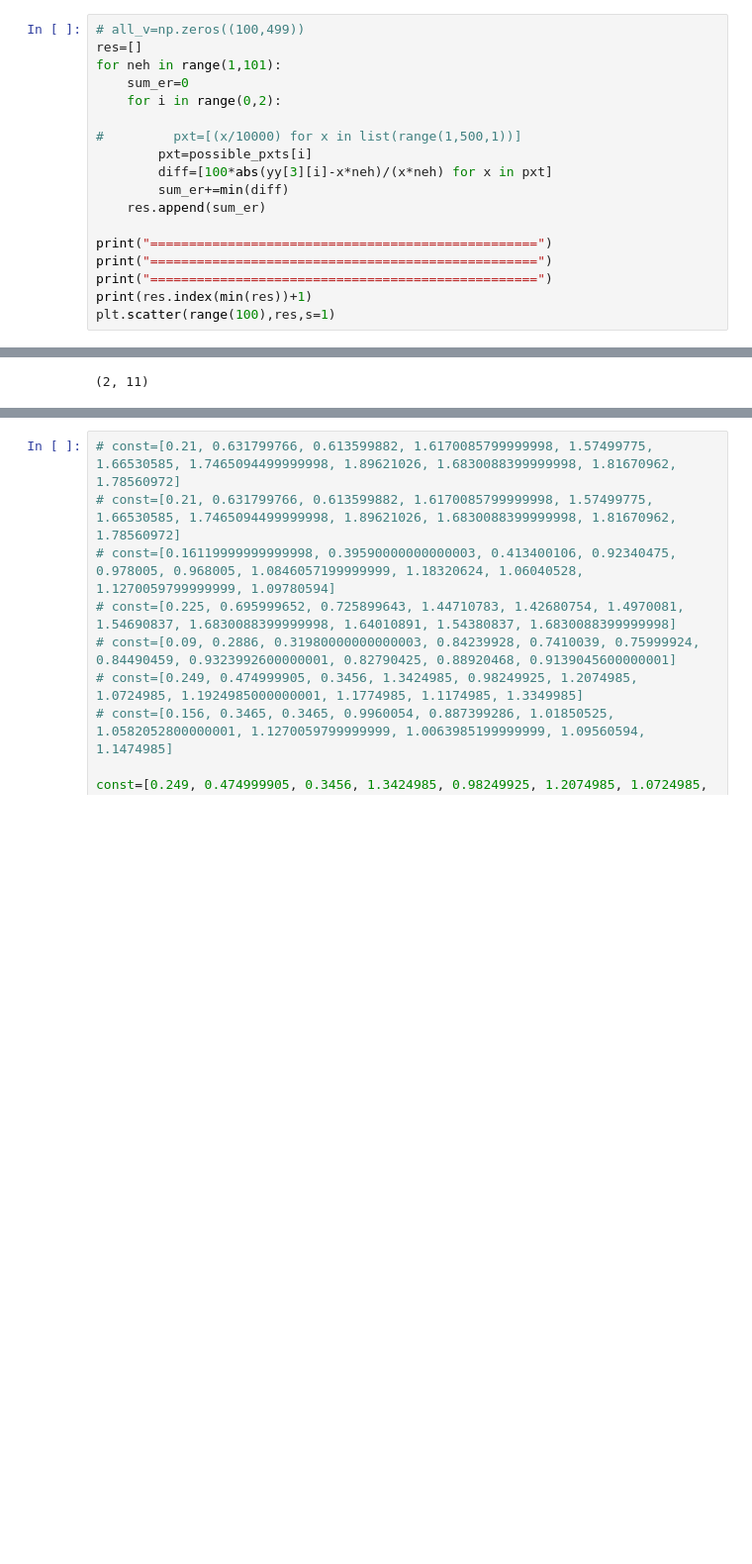
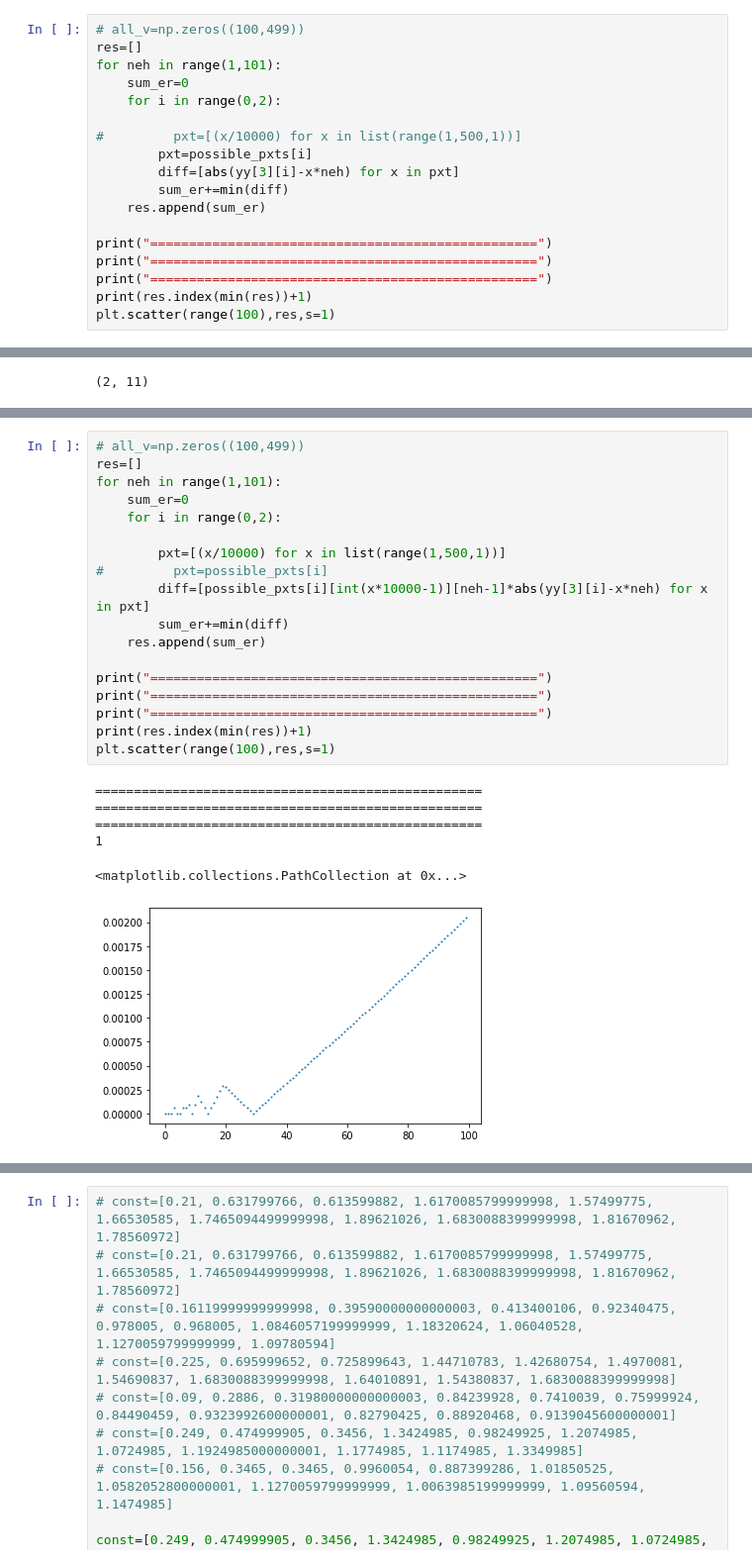
Before and after one commit to henockmamo54/neh_pxt_exp, a Jupyter notebook: cw/testing2-heart.ipynb, the cells around one changed output, grey strips where cells are left out. Shown: that part at 99% size. Drawn from its saved outputs; the diff is of its cells as text; blank space fills up the shorter version.

```diff
--- a/cw/testing2-heart.ipynb
+++ b/cw/testing2-heart.ipynb
@@ -175,7 +212,7 @@ for neh in range(1,101):
 
 #         pxt=[(x/10000) for x in list(range(1,500,1))]
         pxt=possible_pxts[i]
-        diff=[100*abs(yy[3][i]-x*neh)/(x*neh) for x in pxt]
+        diff=[abs(yy[3][i]-x*neh) for x in pxt]
         sum_er+=min(diff)
     res.append(sum_er)
 
@@ -230,0 +268,25 @@ print(abs(test[0][:]-test[1][:]).mean(),np.median(abs(test[0][:]-test[1][:])),ab
+# %%
+# all_v=np.zeros((100,499))
+res=[]
+for neh in range(1,101):
+    sum_er=0
+    for i in range(0,2):
+
+        pxt=[(x/10000) for x in list(range(1,500,1))]
+#         pxt=possible_pxts[i]
+        diff=[possible_pxts[i][int(x*10000-1)][neh-1]*abs(yy[3][i]-x*neh) for x in pxt]
+        sum_er+=min(diff)
+    res.append(sum_er)
+
+print("==================================================")
+print("==================================================")
+print("==================================================")
+print(res.index(min(res))+1)
+plt.scatter(range(100),res,s=1)
+# %% [output]
+==================================================
+==================================================
+==================================================
+1
+<matplotlib.collections.PathCollection at 0x...>
+[figure, added]
```
Also changed, not shown: parts of 13 cells of this notebook, 1 other file.
